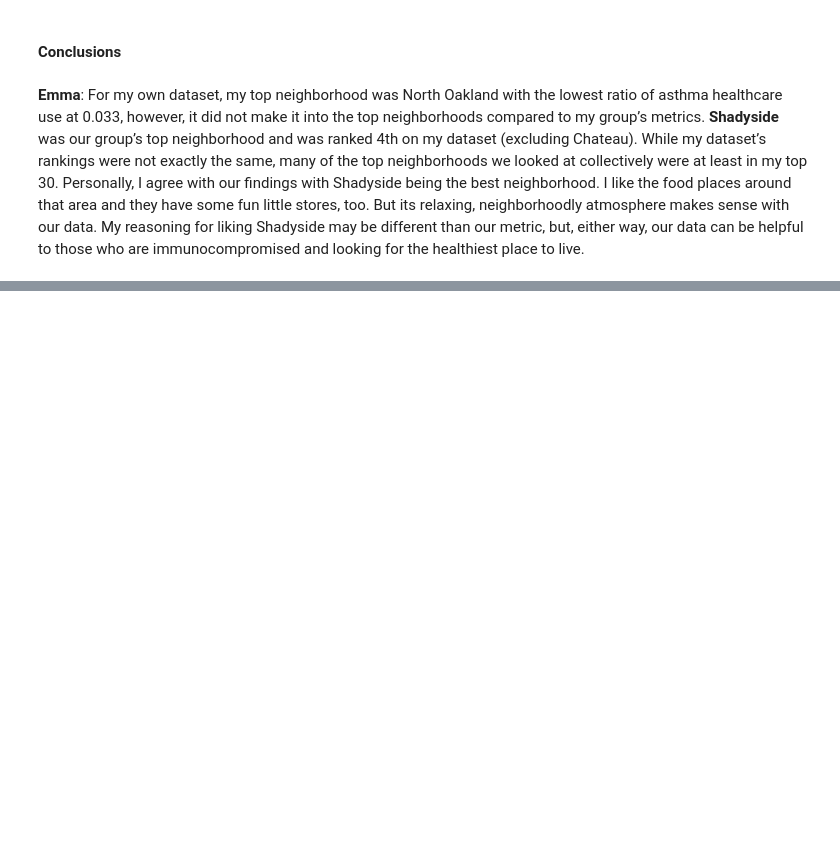
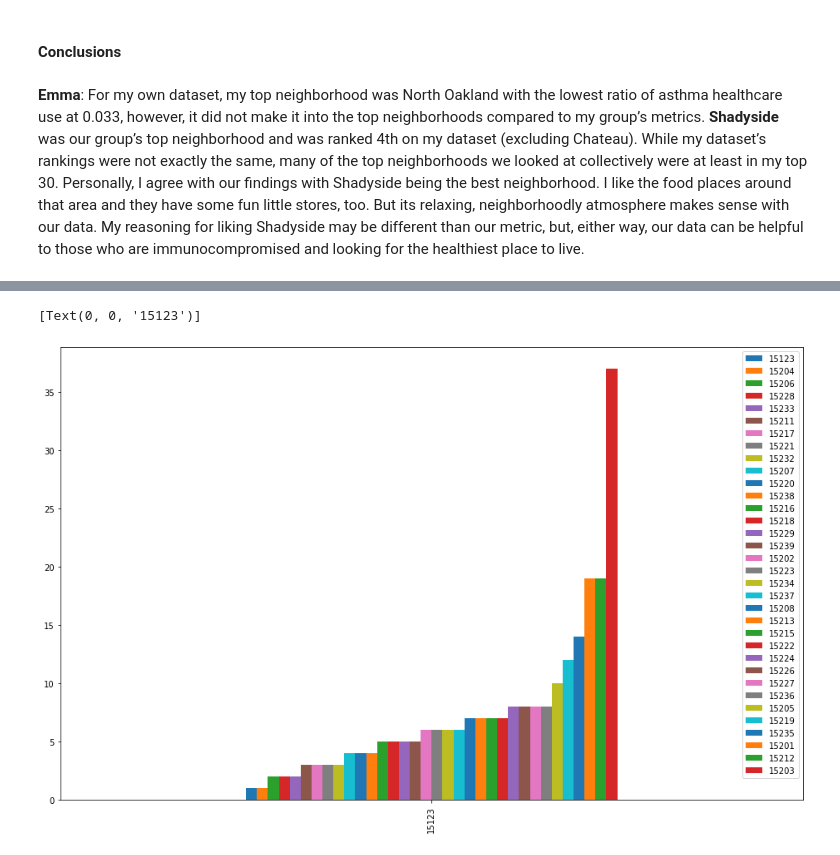
Before and after one commit to etc28/FinalProject5, a Jupyter notebook: Final5-Project-Notebook.ipynb, the cells around one changed output, grey strips where cells are left out. Cells and saved outputs as stored; diff of their text form; code cells hidden in the pictures; blank space fills up the shorter version.

```diff
--- a/Final5-Project-Notebook.ipynb
+++ b/Final5-Project-Notebook.ipynb
@@ -485,0 +624,75 @@ Therefore, because we are not including Chateau, our winner for this submetric i
+# %%
+import pandas as pd
+import csv
+import matplotlib.pyplot as plt
+%matplotlib inline
+
+exempt = pd.read_csv("ciaa-exemptions-uncoordinated.csv")
+exempt.head()
+
+zip_counts = {}
+x_list = []
+y_list = []
+
+for index, row in exempt.iterrows():
+    if row['Bus_Phys_1'] == 'Pittsburgh':
+        placeholder = row['Bus_Phys_3']
+        str_place = str(placeholder)
+        if str_place.startswith("16"):
+            continue;
+        if placeholder not in zip_counts:
+            zip_counts[placeholder] = 1
+        else:
+            zip_counts[placeholder] += 1
+
+zip_counts[15203] = zip_counts[15203] + zip_counts[15210]
+del zip_counts[15210]
+zip_counts[15201] = zip_counts[15201] + zip_counts[15209]
+del zip_counts[15209]
+
+################ WEIGHTING BELOW ---v
+under_five = []
+five_plus = []
+ten_plus = []
+
+least = 100
+most = 0
+least_zip = ""
+most_zip = ""
+
+for item in zip_counts:
+    if zip_counts[item] < 5:
+        under_five.append(item)
+    if zip_counts[item] >= 5 and zip_counts[item] < 10:
+        five_plus.append(item)
+    if zip_counts[item] >= 10:
+        ten_plus.append(item)
+
+    if zip_counts[item] > most:
+        most = zip_counts[item]
+        most_zip = item
+
+    if zip_counts[item] < least:
+        least = zip_counts[item]
+        least_zip = item
+
+print("------------------------------------------------------")
+print("Zipcodes with under five exemptions:", under_five)
+print("Zipcodes with over five exemptions:", five_plus)
+print("Zipcodes with over ten exemptions:", ten_plus)
+print("------------------------------------------------------")
+print("Most Exemptions overall:", most_zip, "->", most)
+print("Least Exemptions overall:", least_zip, "->", least)
+
+################ GRAPHING BELOW ---v
+
+#sorting our values by increasing size
+sort = dict(sorted(zip_counts.items(), key=lambda item: item[1]))
+
+new_frame = pd.DataFrame(sort, index=[len(sort)])
+
+new_plot = new_frame.plot(kind = 'bar', figsize=(16, 10))
+
+x_labels = list(sort.keys())
+new_plot.set_xticklabels(x_labels)
+# %% [output]
@@ -485,0 +706,2 @@ Therefore, because we are not including Chateau, our winner for this submetric i
+[Text(0, 0, '15123')]
+[figure, added]
```
Also changed, not shown: parts of 10 cells of this notebook.
